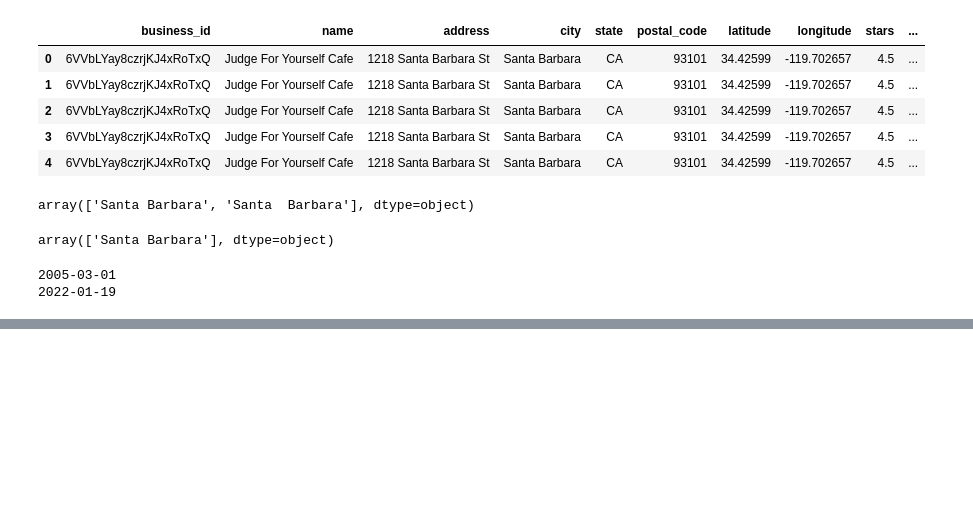
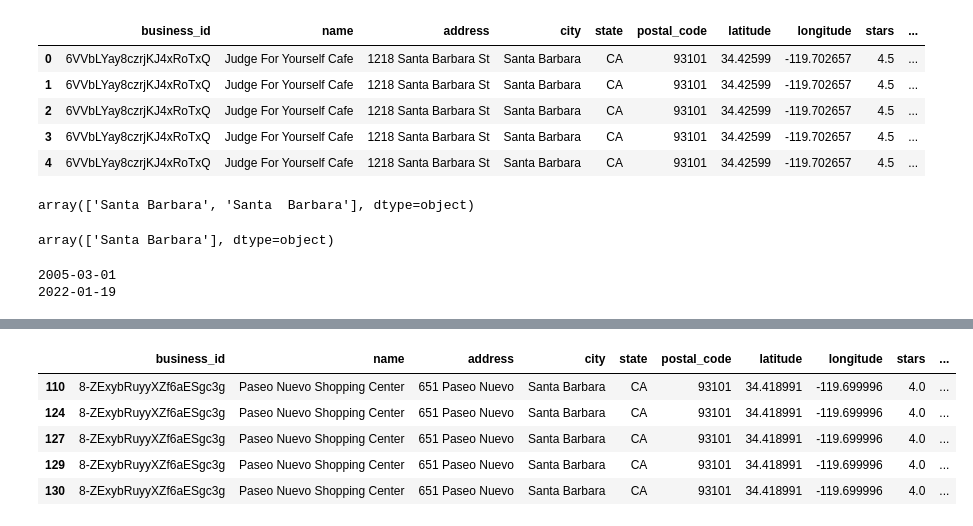
Before and after one commit to busen1022/project_3_group_16, a Jupyter notebook: Data_Cleaning.ipynb, the cells around one changed output, grey strips where cells are left out. Saved outputs shown, nothing was run; the diff lists cells and outputs as text; code cells hidden in the pictures; blank space fills up the shorter version.

```diff
--- a/Data_Cleaning.ipynb
+++ b/Data_Cleaning.ipynb
@@ -101,0 +91,20 @@ array(['Restaurants, Breakfast & Brunch',
+# %%
+categories_of_interest = ['Vietnamese', 'Chinese', 'Ethiopian', 'American (New)',
+                          'American (Traditional)', 'Mexican', 'Italian',
+                          'Japanese', 'Middle Eastern', 'Mediterranean', 'Korean',
+                          'Thai', 'Cuban', 'Irish']
+# %%
+def filter_categories(row):
+    categories = row.split(', ')
+    filtered = [cat for cat in categories if cat in categories_of_interest]
+    return ', '.join(filtered) if filtered else None
+# %%
+Santa_Barbara_Clean['categories'] = Santa_Barbara_Clean['categories'].apply(filter_categories)
+
+# Drop rows where 'categories' became None
+Santa_Barbara_Categories = Santa_Barbara_Clean.dropna(subset=['categories'])
+
+Santa_Barbara_Categories.info()
+
+# Save or display the filtered DataFrame
+# Santa_Barbara_Categories.to_csv('path_to_save_filtered_df/Filtered_Santa_Barbara_Clean.csv', index=False)
@@ -101,0 +129,9 @@ array(['Restaurants, Breakfast & Brunch',
+# %%
+Santa_Barbara_Categories.head()
+# %% [output]
+|  | business_id | name | address | city | state | postal_code | latitude | longitude | stars | ... |
+| 110 | 8-ZExybRuyyXZf6aESgc3g | Paseo Nuevo Shopping Center | 651 Paseo Nuevo | Santa Barbara | CA | 93101 | 34.418991 | -119.699996 | 4.0 | ... |
+| 124 | 8-ZExybRuyyXZf6aESgc3g | Paseo Nuevo Shopping Center | 651 Paseo Nuevo | Santa Barbara | CA | 93101 | 34.418991 | -119.699996 | 4.0 | ... |
+| 127 | 8-ZExybRuyyXZf6aESgc3g | Paseo Nuevo Shopping Center | 651 Paseo Nuevo | Santa Barbara | CA | 93101 | 34.418991 | -119.699996 | 4.0 | ... |
+| 129 | 8-ZExybRuyyXZf6aESgc3g | Paseo Nuevo Shopping Center | 651 Paseo Nuevo | Santa Barbara | CA | 93101 | 34.418991 | -119.699996 | 4.0 | ... |
+| 130 | 8-ZExybRuyyXZf6aESgc3g | Paseo Nuevo Shopping Center | 651 Paseo Nuevo | Santa Barbara | CA | 93101 | 34.418991 | -119.699996 | 4.0 | ... |
```
Also changed, not shown: parts of 15 cells of this notebook.
